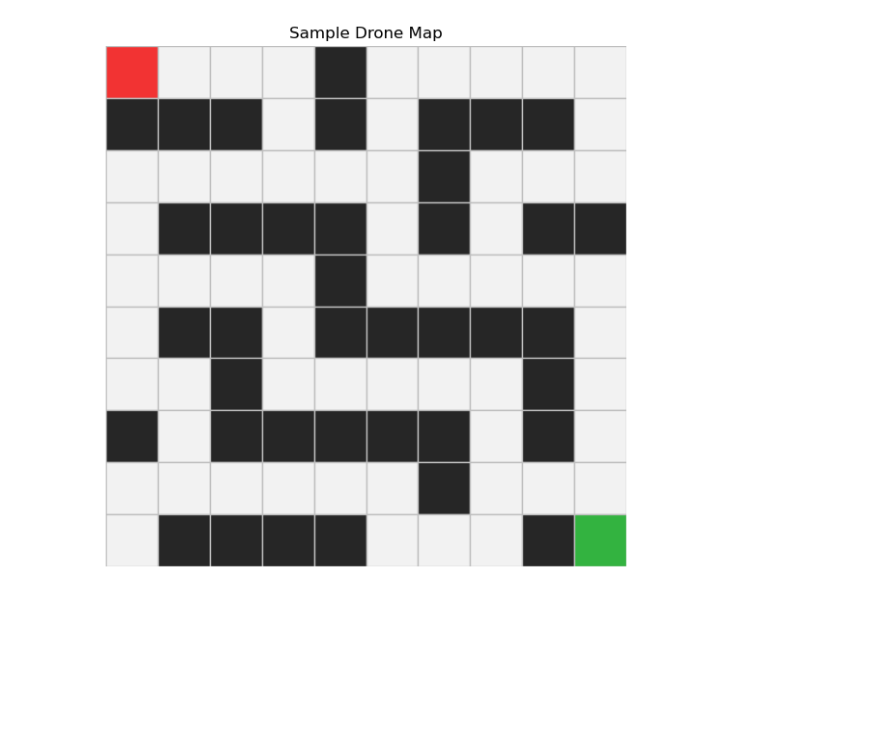
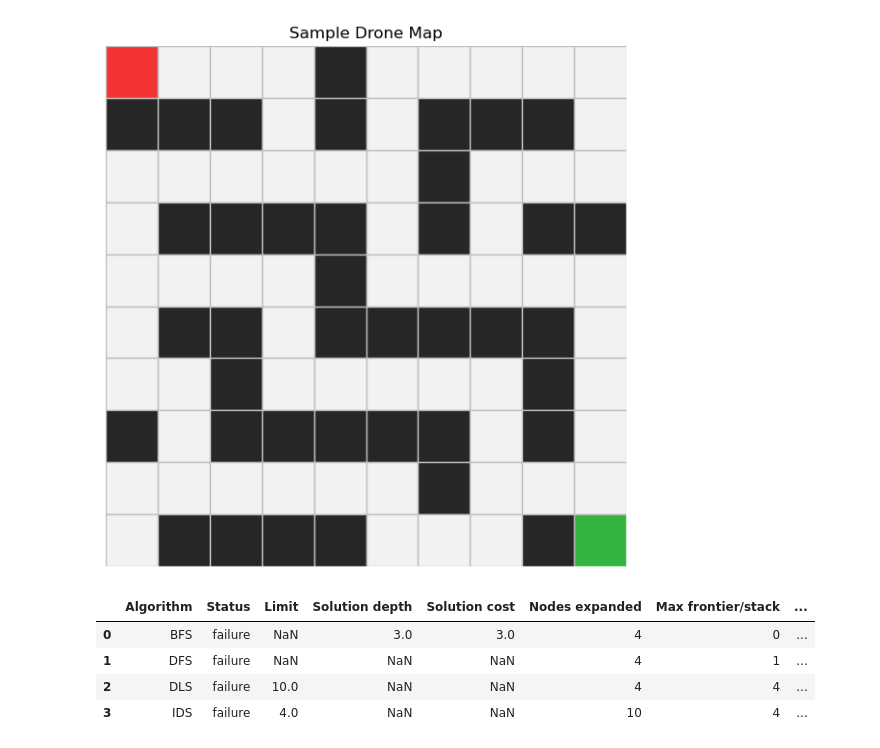
Before and after one commit to lisadbaer/lab1, a Jupyter notebook: Lisa_Baer_Lab_1A.ipynb, the cells around one changed output. Cells and saved outputs as stored; diff of their text form; code cells hidden in the pictures; blank space fills up the shorter version.

```diff
--- a/Lisa_Baer_Lab_1A.ipynb
+++ b/Lisa_Baer_Lab_1A.ipynb
@@ -531,27 +577,42 @@ class IterativeDeepeningSearch(SearchAlgorithm):
         # TODO 9:
         # Implement IDS by repeatedly running DLS from limit 0 to max_depth.
         iteration_log = []
-        limit = 0
         dls = DepthLimitedSearch()
         total_nodes_exp = 0
         max_stack = 0
 
         for limit in range(max_depth + 1):
-            result, status = dls.search(problem, limit=limit)
+            result = dls.search(problem, limit=limit)
+            # status = result.status
             # Record limit and status
             iteration_log.append((limit, result.status))
 
             max_stack = max(result.max_frontier_size, max_stack)
-            limit += 1
             total_nodes_exp += result.nodes_expanded
 
             if result.status == "success":
-                return "success"
+                return SearchResult(
+                    algorithm=algorithm,
+                    status="success",
+                    solution=result.solution,
+                    nodes_expanded=total_nodes_exp,
+                    max_frontier_size=max_stack,
+                    limit=limit,
+                    iterations=iteration_log,
+                )
 
             elif result.status == "failure":
-                return "failure"
+                return SearchResult(
+                    algorithm=algorithm,
+                    status="failure",
+                    solution=result.solution,
+                    nodes_expanded=total_nodes_exp,
+                    max_frontier_size=max_stack,
+                    limit=limit,
+                    iterations=iteration_log,
+                )
 
-        return "cutoff"
+        return SearchResult("cutoff")
 
         # Requirements:
         # 1. Keep a list called iteration_log.
@@ -565,3 +626,23 @@ class IterativeDeepeningSearch(SearchAlgorithm):
         # dls = DepthLimitedSearch()
         # result = dls.search(problem, limit=limit)
         raise NotImplementedError("Complete IterativeDeepeningSearch.search")
+# %%
+bfs = BreadthFirstSearch()
+dfs = DepthFirstSearch()
+dls = DepthLimitedSearch()
+ids = IterativeDeepeningSearch()
+
+results = [
+    bfs.search(problem),
+    dfs.search(problem),
+    dls.search(problem, limit=10),
+    ids.search(problem, max_depth=30),
+]
+
+show_results(results)
+# %% [output]
+|  | Algorithm | Status | Limit | Solution depth | Solution cost | Nodes expanded | Max frontier/stack | ... |
+| 0 | BFS | failure | NaN | 3.0 | 3.0 | 4 | 0 | ... |
+| 1 | DFS | failure | NaN | NaN | NaN | 4 | 1 | ... |
+| 2 | DLS | failure | 10.0 | NaN | NaN | 4 | 4 | ... |
+| 3 | IDS | failure | 4.0 | NaN | NaN | 10 | 4 | ... |
```
Also changed, not shown: parts of 8 cells of this notebook.
